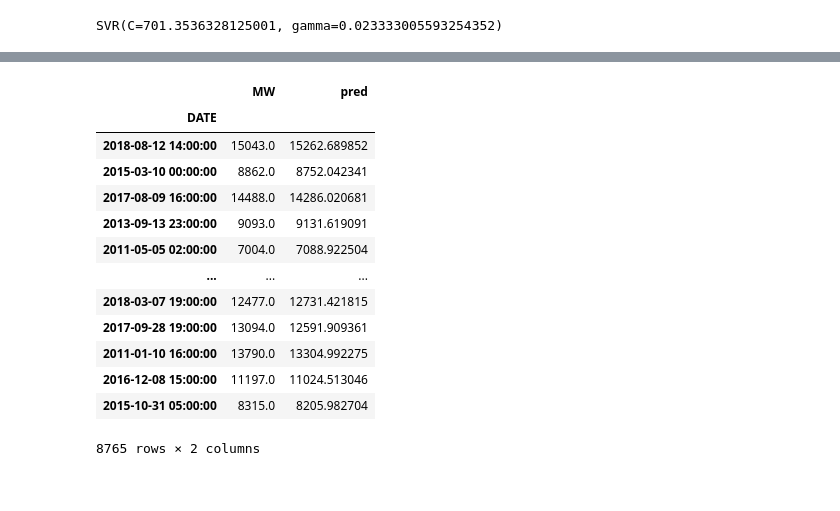
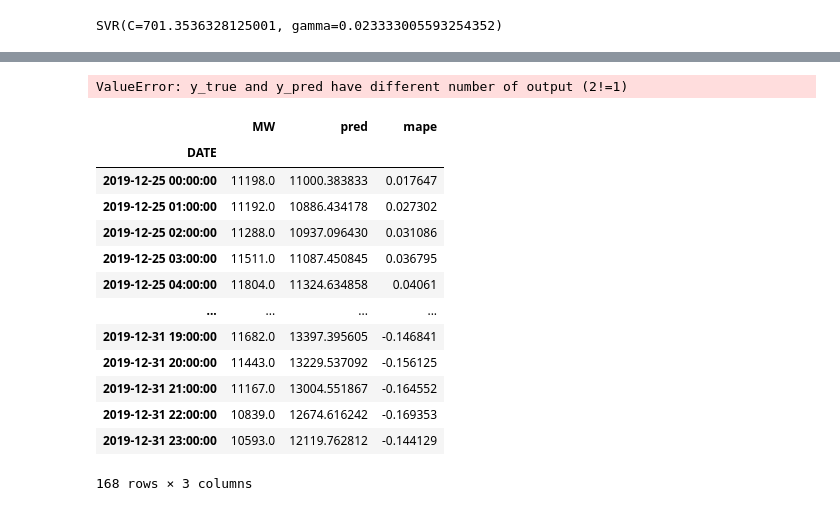
Before and after one commit to acamlibe/SVR-PSO-Load-Forecaster, a Jupyter notebook: SVR.ipynb, the cells around one changed output, grey strips where cells are left out. Saved outputs shown, nothing was run; the diff lists cells and outputs as text; code cells hidden in the pictures.

```diff
--- a/SVR.ipynb
+++ b/SVR.ipynb
@@ -129,0 +146,5 @@ x_val, x_test, y_val, y_test = train_test_split(x_test, y_test, test_size=test_r
+# %%
+x_test = pd.DataFrame(x_test)
+x_test.set_index(pd.to_datetime(x_test.index), inplace=True)
+
+x_test
@@ -129,0 +204,4 @@ x_val, x_test, y_val, y_test = train_test_split(x_test, y_test, test_size=test_r
+# %%
+y_train = pd.DataFrame(y_train)
+y_train.set_index(pd.to_datetime(y_train.index), inplace=True)
+y_train
@@ -193,7 +266,7 @@ optimal hyperparameters: {'C': 997.7756640624998, 'gamma': 15.635828768943886}
 # %%
 #model = SVR(kernel='rbf', C=701.3536328125001, gamma=0.023333005593254352)
 model = SVR(kernel='rbf', C=701.3536328125001, gamma=0.023333005593254352)
-model.fit(x_train_scaled, y_train)
+model.fit(x_train_scaled, y_train['MW'])
 # %% [output]
 SVR(C=701.3536328125001, gamma=0.023333005593254352)
 # %%
@@ -273,19 +291,28 @@ See the caveats in the documentation: https://pandas.pydata.org/pandas-docs/stab
+# %%
+from sklearn.metrics import mean_absolute_percentage_error
+
+mean_absolute_percentage_error(y_test, y_pred_scaled)
+y_test = pd.DataFrame(y_test)
+y_test['pred'] = y_pred_scaled
+y_test['mape'] = (y_test['MW'] - y_test['pred']) / y_test['MW']
+y_test
+# %% [output]
+ValueError: y_true and y_pred have different number of output (2!=1)
 # %%
-y_test = pd.DataFrame(data = y_test)
-y_test['pred'] = y_pred_scaled
+y_test['mape'] = (y_test['MW'] - y_test['pred']) / y_test['MW']
 y_test
 # %% [output]
-|  | MW | pred |
-| DATE |  |  |
-| 2018-08-12 14:00:00 | 15043.0 | 15262.689852 |
-| 2015-03-10 00:00:00 | 8862.0 | 8752.042341 |
-| 2017-08-09 16:00:00 | 14488.0 | 14286.020681 |
-| 2013-09-13 23:00:00 | 9093.0 | 9131.619091 |
-| 2011-05-05 02:00:00 | 7004.0 | 7088.922504 |
-| ... | ... | ... |
-| 2018-03-07 19:00:00 | 12477.0 | 12731.421815 |
-| 2017-09-28 19:00:00 | 13094.0 | 12591.909361 |
-| 2011-01-10 16:00:00 | 13790.0 | 13304.992275 |
-| 2016-12-08 15:00:00 | 11197.0 | 11024.513046 |
-| 2015-10-31 05:00:00 | 8315.0 | 8205.982704 |
+|  | MW | pred | mape |
+| DATE |  |  |  |
+| 2019-12-25 00:00:00 | 11198.0 | 11000.383833 | 0.017647 |
+| 2019-12-25 01:00:00 | 11192.0 | 10886.434178 | 0.027302 |
+| 2019-12-25 02:00:00 | 11288.0 | 10937.096430 | 0.031086 |
+| 2019-12-25 03:00:00 | 11511.0 | 11087.450845 | 0.036795 |
+| 2019-12-25 04:00:00 | 11804.0 | 11324.634858 | 0.04061 |
+| ... | ... | ... | ... |
+| 2019-12-31 19:00:00 | 11682.0 | 13397.395605 | -0.146841 |
+| 2019-12-31 20:00:00 | 11443.0 | 13229.537092 | -0.156125 |
+| 2019-12-31 21:00:00 | 11167.0 | 13004.551867 | -0.164552 |
+| 2019-12-31 22:00:00 | 10839.0 | 12674.616242 | -0.169353 |
+| 2019-12-31 23:00:00 | 10593.0 | 12119.762812 | -0.144129 |
-8765 rows × 2 columns
+168 rows × 3 columns
```
Also changed, not shown: parts of 23 cells of this notebook, 1 other file.
